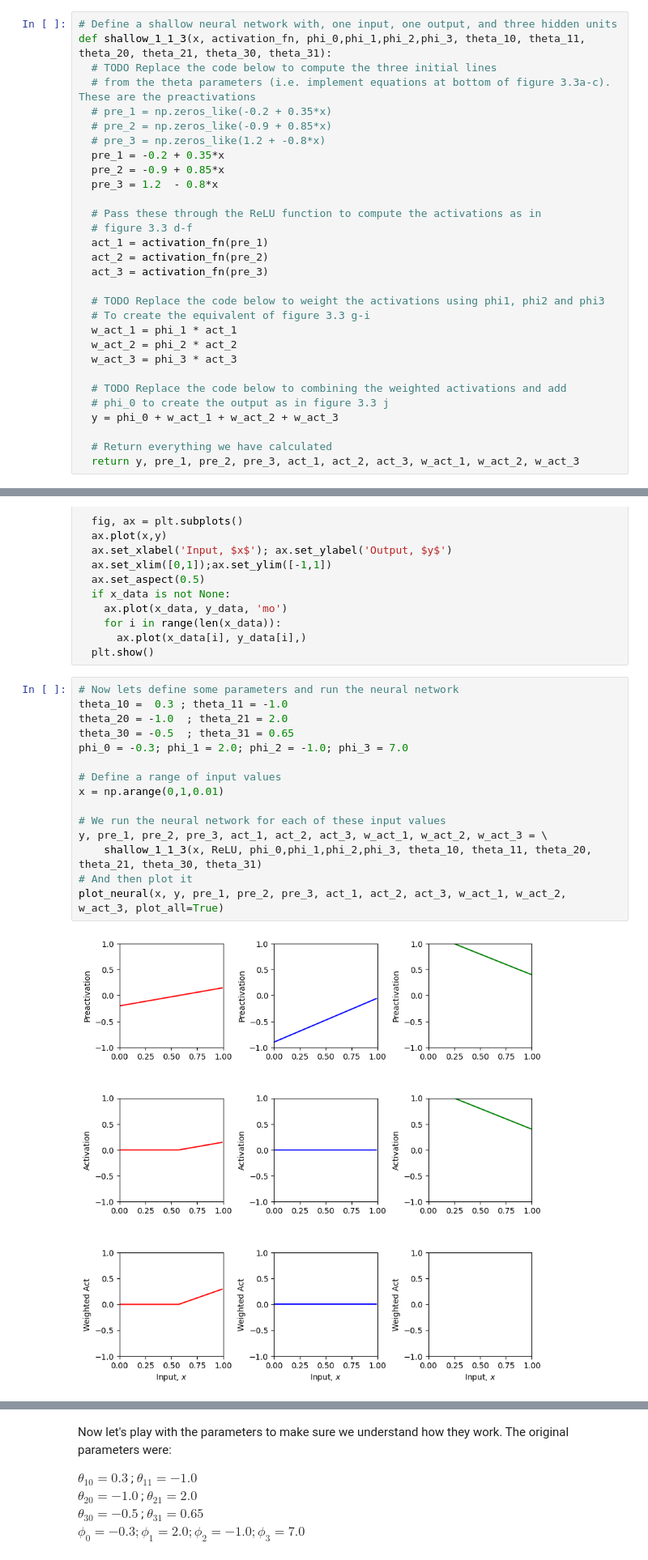
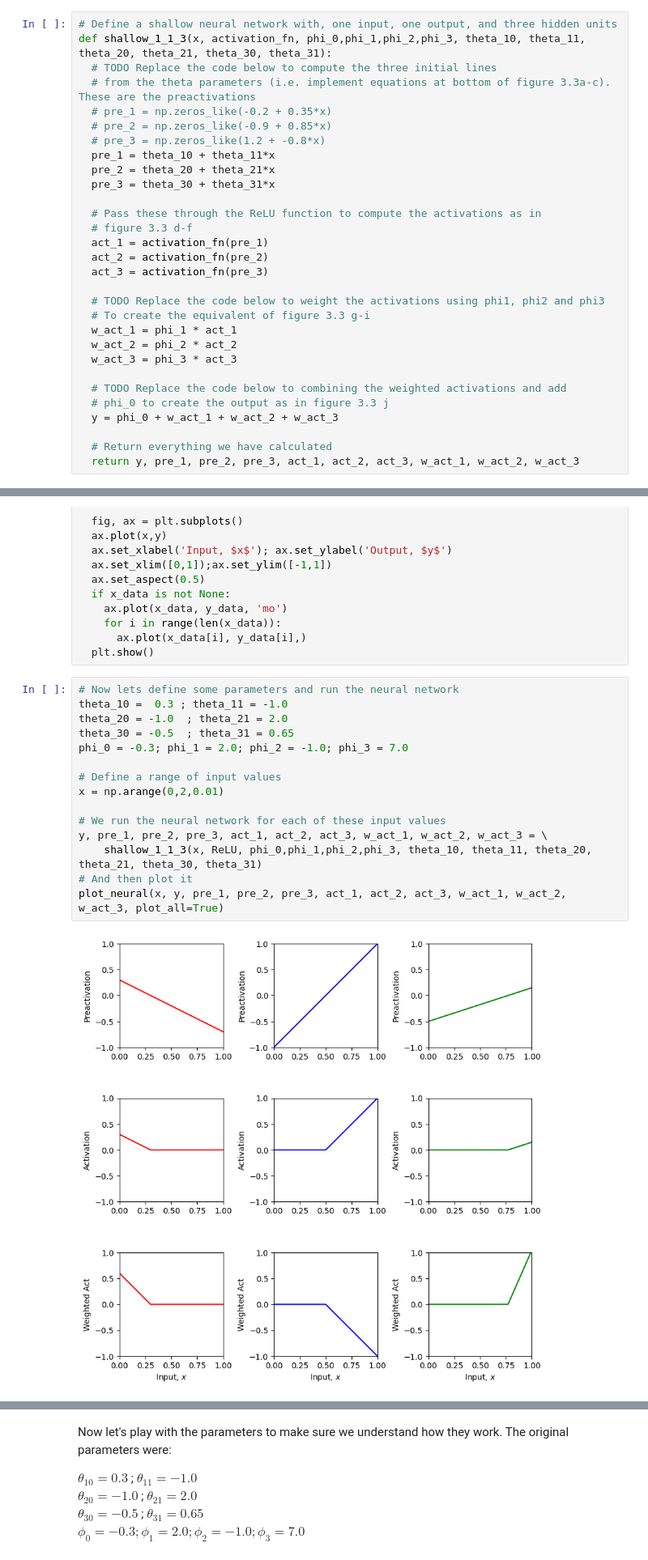
Before and after one commit to hunter952001/demo-repo, a Jupyter notebook: Notebooks/Chap03/3_1_Shallow_Networks_I.ipynb, the cells around one changed output, grey strips where cells are left out. Shown at 81% size. Saved outputs shown, nothing was run; the diff lists cells and outputs as text.

```diff
--- a/Notebooks/Chap03/3_1_Shallow_Networks_I.ipynb
+++ b/Notebooks/Chap03/3_1_Shallow_Networks_I.ipynb
@@ -48,9 +48,9 @@ def shallow_1_1_3(x, activation_fn, phi_0,phi_1,phi_2,phi_3, theta_10, theta_11,
   # pre_1 = np.zeros_like(-0.2 + 0.35*x)
   # pre_2 = np.zeros_like(-0.9 + 0.85*x)
   # pre_3 = np.zeros_like(1.2 + -0.8*x)
-  pre_1 = -0.2 + 0.35*x
-  pre_2 = -0.9 + 0.85*x
-  pre_3 = 1.2  - 0.8*x
+  pre_1 = theta_10 + theta_11*x
+  pre_2 = theta_20 + theta_21*x
+  pre_3 = theta_30 + theta_31*x
 
   # Pass these through the ReLU function to compute the activations as in
   # figure 3.3 d-f
@@ -110,17 +110,17 @@ def plot_neural(x, y, pre_1, pre_2, pre_3, act_1, act_2, act_3, w_act_1, w_act_2
 # %%
 # Now lets define some parameters and run the neural network
 theta_10 =  0.3 ; theta_11 = -1.0
 theta_20 = -1.0  ; theta_21 = 2.0
 theta_30 = -0.5  ; theta_31 = 0.65
 phi_0 = -0.3; phi_1 = 2.0; phi_2 = -1.0; phi_3 = 7.0
 
 # Define a range of input values
-x = np.arange(0,1,0.01)
+x = np.arange(0,2,0.01)
 
 # We run the neural network for each of these input values
 y, pre_1, pre_2, pre_3, act_1, act_2, act_3, w_act_1, w_act_2, w_act_3 = \
     shallow_1_1_3(x, ReLU, phi_0,phi_1,phi_2,phi_3, theta_10, theta_11, theta_20, theta_21, theta_30, theta_31)
 # And then plot it
 plot_neural(x, y, pre_1, pre_2, pre_3, act_1, act_2, act_3, w_act_1, w_act_2, w_act_3, plot_all=True)
 # %% [output]
-[figure, old version]
+[figure, new version]
```
Also changed, not shown: parts of 1 cell of this notebook.
